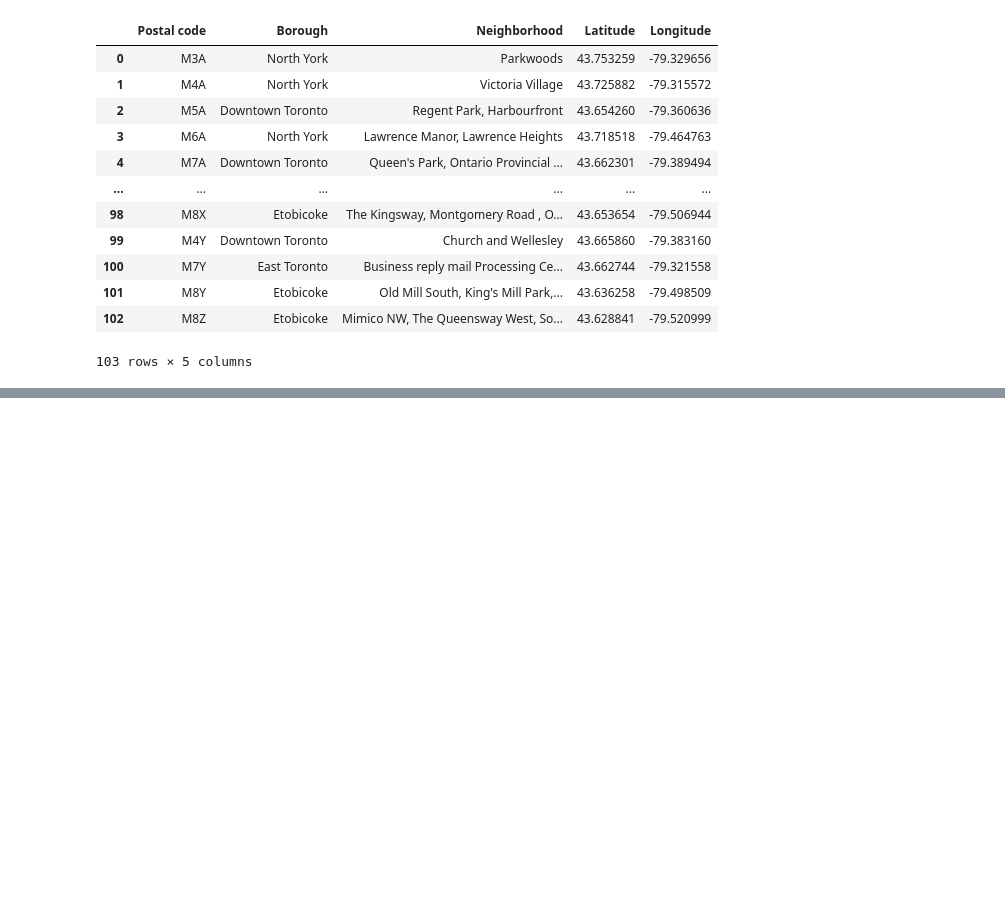
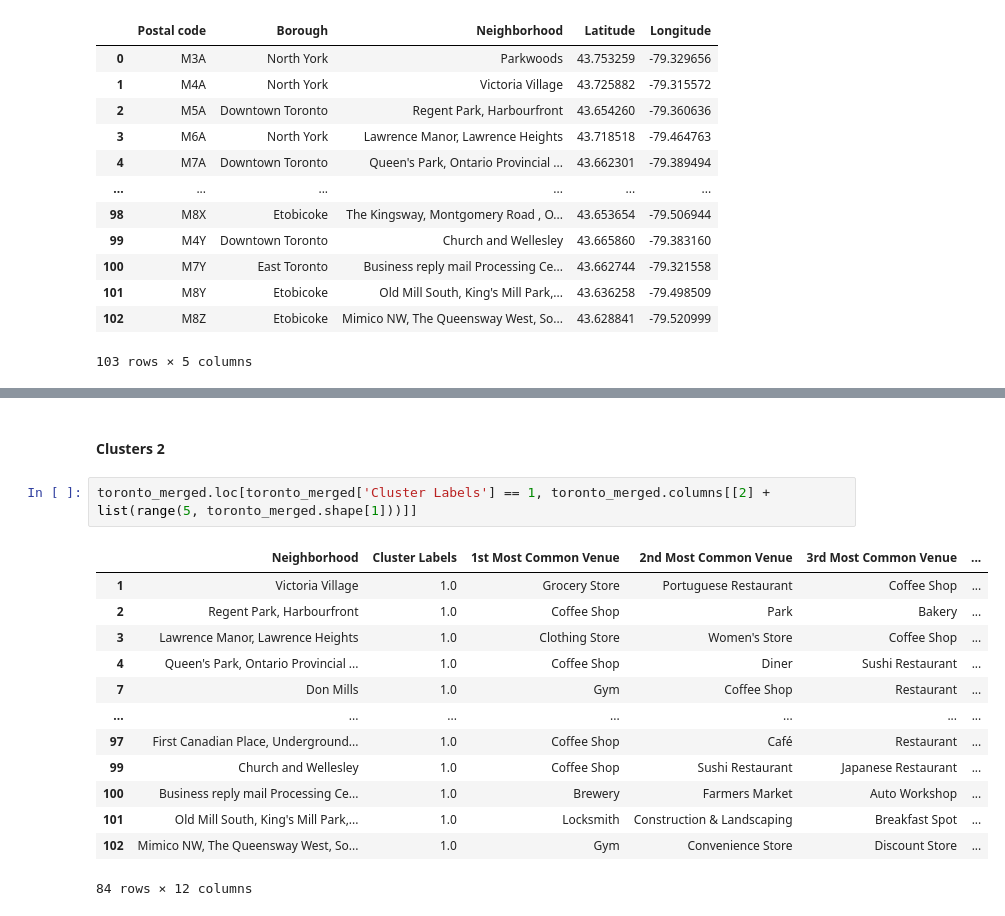
Before and after one commit to Parachutes/Coursera_Capstone, a Jupyter notebook: Toronto.ipynb, the cells around one changed output, grey strips where cells are left out. Saved outputs shown, nothing was run; the diff lists cells and outputs as text; blank space fills up the shorter version.

```diff
--- a/Toronto.ipynb
+++ b/Toronto.ipynb
@@ -89,0 +446,18 @@ df_join
+# %% [markdown]
+#### Clusters 2
+# %%
+toronto_merged.loc[toronto_merged['Cluster Labels'] == 1, toronto_merged.columns[[2] + list(range(5, toronto_merged.shape[1]))]]
+# %% [output]
+|  | Neighborhood | Cluster Labels | 1st Most Common Venue | 2nd Most Common Venue | 3rd Most Common Venue | ... |
+| 1 | Victoria Village | 1.0 | Grocery Store | Portuguese Restaurant | Coffee Shop | ... |
+| 2 | Regent Park, Harbourfront | 1.0 | Coffee Shop | Park | Bakery | ... |
+| 3 | Lawrence Manor, Lawrence Heights | 1.0 | Clothing Store | Women's Store | Coffee Shop | ... |
+| 4 | Queen's Park, Ontario Provincial ... | 1.0 | Coffee Shop | Diner | Sushi Restaurant | ... |
+| 7 | Don Mills | 1.0 | Gym | Coffee Shop | Restaurant | ... |
+| ... | ... | ... | ... | ... | ... | ... |
+| 97 | First Canadian Place, Underground... | 1.0 | Coffee Shop | Café | Restaurant | ... |
+| 99 | Church and Wellesley | 1.0 | Coffee Shop | Sushi Restaurant | Japanese Restaurant | ... |
+| 100 | Business reply mail Processing Ce... | 1.0 | Brewery | Farmers Market | Auto Workshop | ... |
+| 101 | Old Mill South, King's Mill Park,... | 1.0 | Locksmith | Construction & Landscaping | Breakfast Spot | ... |
+| 102 | Mimico NW, The Queensway West, So... | 1.0 | Gym | Convenience Store | Discount Store | ... |
+84 rows × 12 columns
```
Also changed, not shown: parts of 38 cells of this notebook.
